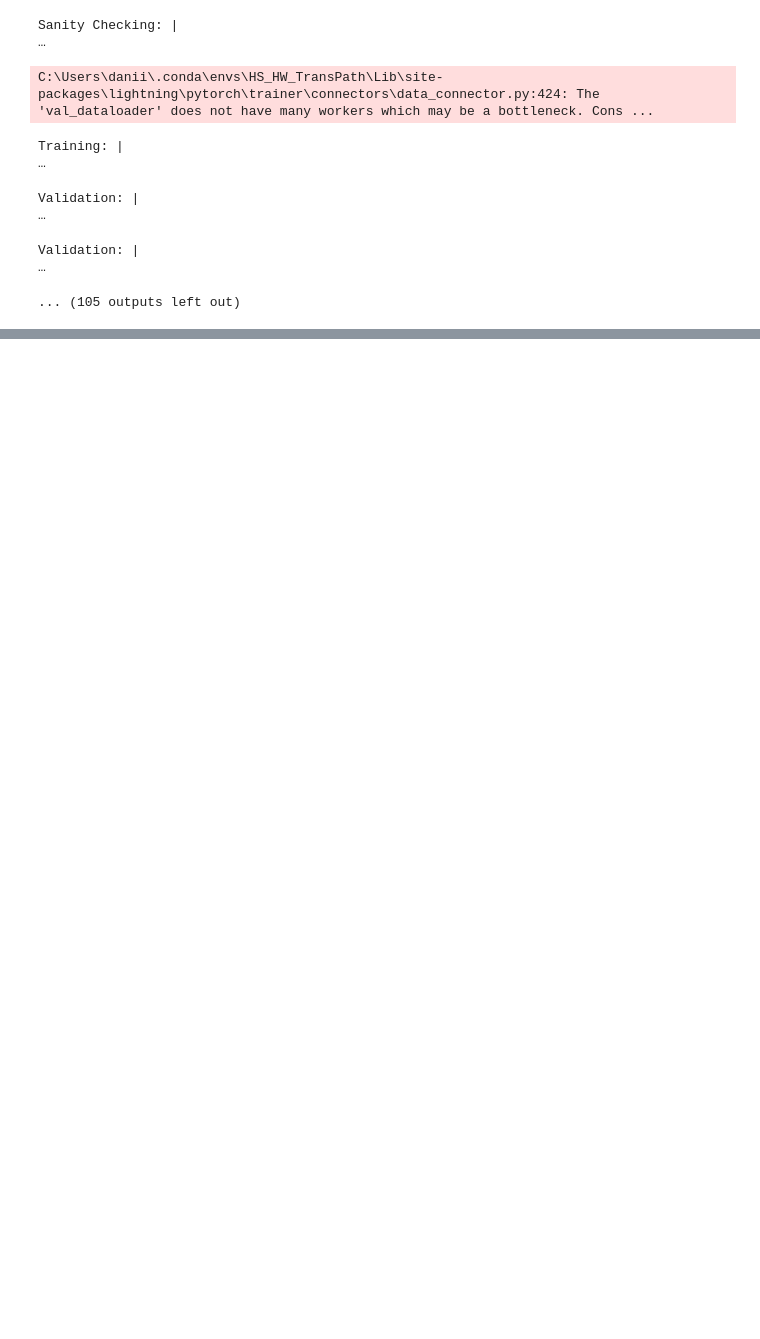
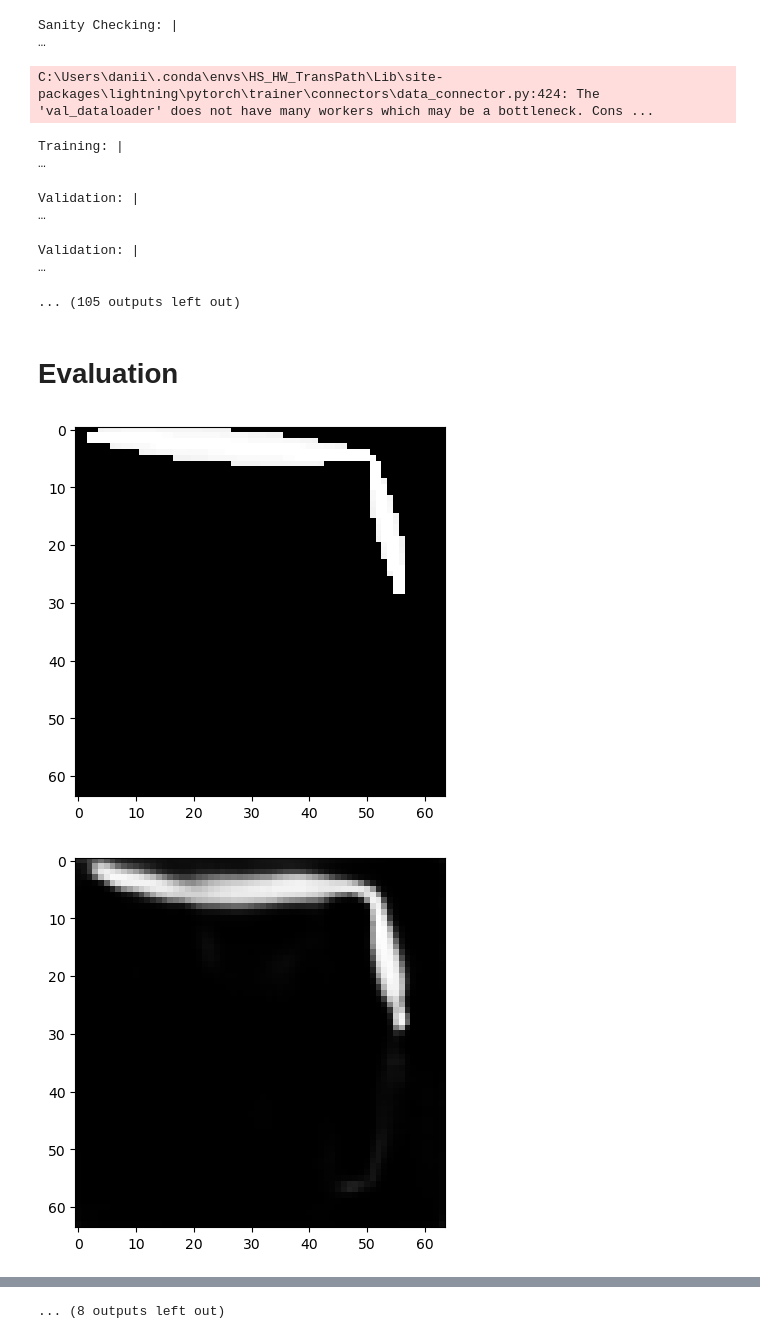
Before and after one commit to DrozdovDan/HS_HW_TransPath, a Jupyter notebook: workflow.ipynb, the cells around one changed output, grey strips where cells are left out. Saved outputs shown, nothing was run; the diff lists cells and outputs as text; code cells hidden in the pictures; blank space fills up the shorter version.

Commit message:
add small evaluation

```diff
--- a/workflow.ipynb
+++ b/workflow.ipynb
@@ -522,3 +523,31 @@ Validation: |
 weights_dir = './weights/'
 timestr = time.strftime("%Y%m%d-%H%M%S")
 torch.save(model.state_dict(), f'{weights_dir}/model_{timestr}')
+# %% [markdown]
+# Evaluation
+# %%
+model_path = './weights/model_20241207-224531'
+indices = [0, 10, 20, 30, 40, 50, 60, 70, 80, 90]
+dataset_dir = './TransPath_data_mini'
+mode = 'f'
+
+eval_model = TransPathModel()
+eval_model.load_state_dict(torch.load(model_path, weights_only=True))
+eval_model.eval()
+
+test_data = GridData(
+        path=f'{dataset_dir}/test',
+        mode=mode
+    )[indices]
+
+map_design, start, goal, gt_hmap = test_data
+inputs = torch.cat([map_design, start + goal], dim=1) if mode in ('f', 'nastar') else torch.cat([map_design, goal], dim=1)
+predictions = (eval_model(inputs) + 1) / 2
+for i in range(len(indices)):
+    plt.imshow(gt_hmap[i, 0], cmap='gray')
+    plt.show()
+    plt.imshow(predictions[i, 0].cpu().detach().numpy(), cmap='gray')
+    plt.show()
+# %% [output]
+[figure, added]
+[figure, added]
@@ -524,0 +564 @@ torch.save(model.state_dict(), f'{weights_dir}/model_{timestr}')
+... (8 outputs left out)
```
Also changed, not shown: parts of 2 cells of this notebook.
